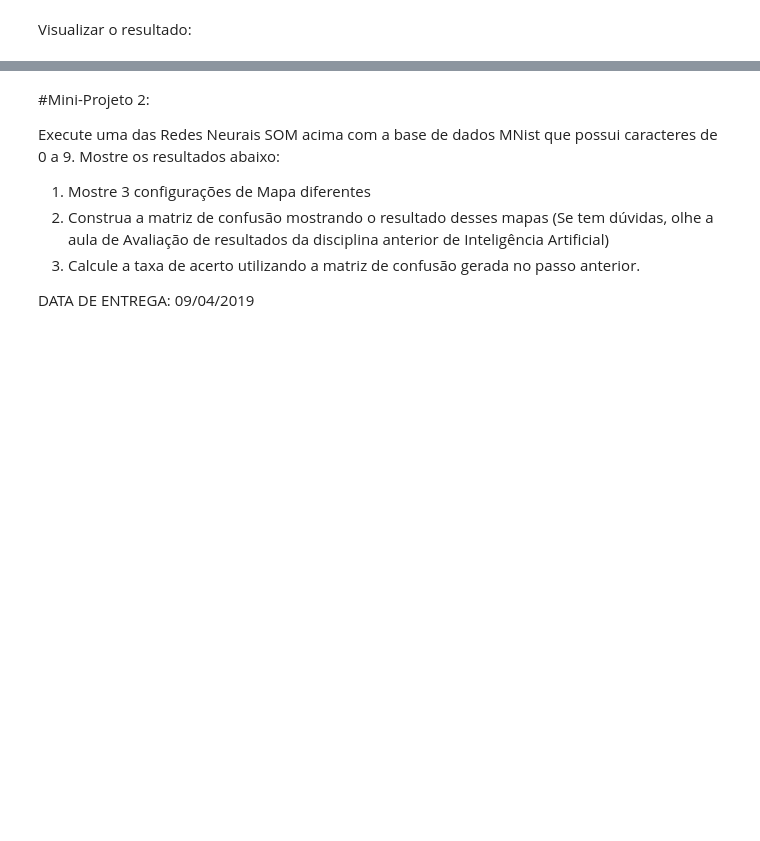
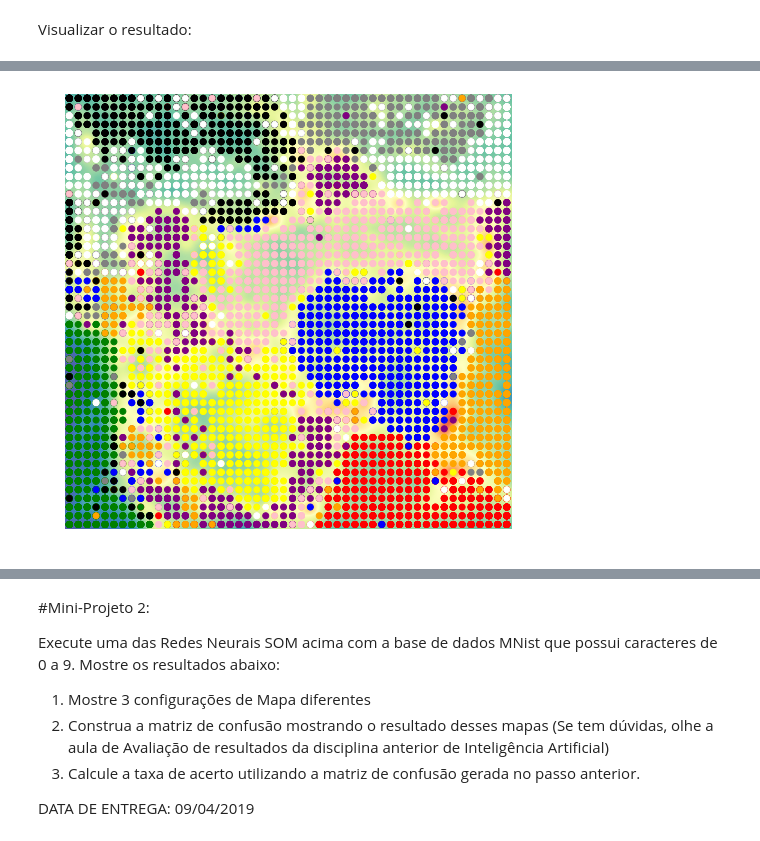
Before and after one commit to felipeescorel/redes_neurais, a Jupyter notebook: SOM/Self_Organising_Map.ipynb, the cells around one changed output, grey strips where cells are left out. Cells and saved outputs as stored; diff of their text form; code cells hidden in the pictures; blank space fills up the shorter version.

```diff
--- a/SOM/Self_Organising_Map.ipynb
+++ b/SOM/Self_Organising_Map.ipynb
@@ -227,0 +112,4 @@ som.view_umatrix(bestmatches=True, bestmatchcolors=colors, labels=labels)
+# %%
+som3.view_umatrix(bestmatches=True, bestmatchcolors=colors)
+# %% [output]
+[figure, added]
```
Also changed, not shown: parts of 25 cells of this notebook, 2 other files.
